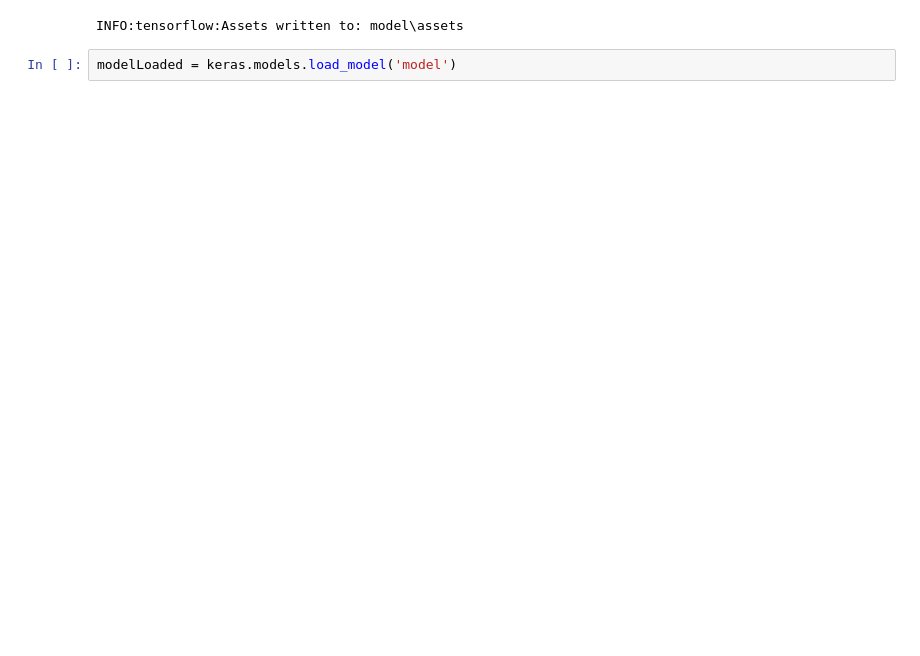
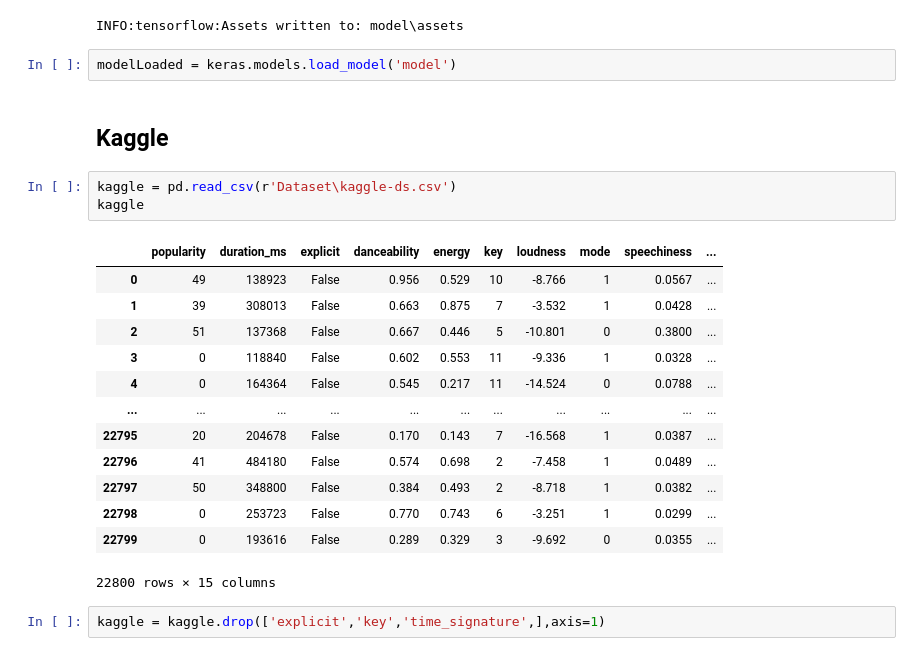
Before and after one commit to BMB0/Assignment-5, a Jupyter notebook: Assignment_5.ipynb, the cells around one changed output. Saved outputs shown, nothing was run; the diff lists cells and outputs as text; blank space fills up the shorter version.

Commit message:
Added Kaggle predictions

```diff
--- a/Assignment_5.ipynb
+++ b/Assignment_5.ipynb
@@ -462,3 +596,24 @@ model.save('model')
 INFO:tensorflow:Assets written to: model\assets
 # %%
 modelLoaded = keras.models.load_model('model')
+# %% [markdown]
+## Kaggle
+# %%
+kaggle = pd.read_csv(r'Dataset\kaggle-ds.csv')
+kaggle
+# %% [output]
+|  | popularity | duration_ms | explicit | danceability | energy | key | loudness | mode | speechiness | ... |
+| 0 | 49 | 138923 | False | 0.956 | 0.529 | 10 | -8.766 | 1 | 0.0567 | ... |
+| 1 | 39 | 308013 | False | 0.663 | 0.875 | 7 | -3.532 | 1 | 0.0428 | ... |
+| 2 | 51 | 137368 | False | 0.667 | 0.446 | 5 | -10.801 | 0 | 0.3800 | ... |
+| 3 | 0 | 118840 | False | 0.602 | 0.553 | 11 | -9.336 | 1 | 0.0328 | ... |
+| 4 | 0 | 164364 | False | 0.545 | 0.217 | 11 | -14.524 | 0 | 0.0788 | ... |
+| ... | ... | ... | ... | ... | ... | ... | ... | ... | ... | ... |
+| 22795 | 20 | 204678 | False | 0.170 | 0.143 | 7 | -16.568 | 1 | 0.0387 | ... |
+| 22796 | 41 | 484180 | False | 0.574 | 0.698 | 2 | -7.458 | 1 | 0.0489 | ... |
+| 22797 | 50 | 348800 | False | 0.384 | 0.493 | 2 | -8.718 | 1 | 0.0382 | ... |
+| 22798 | 0 | 253723 | False | 0.770 | 0.743 | 6 | -3.251 | 1 | 0.0299 | ... |
+| 22799 | 0 | 193616 | False | 0.289 | 0.329 | 3 | -9.692 | 0 | 0.0355 | ... |
+22800 rows × 15 columns
+# %%
+kaggle = kaggle.drop(['explicit','key','time_signature',],axis=1)
```
Also changed, not shown: parts of 47 cells of this notebook, 6 other files.
